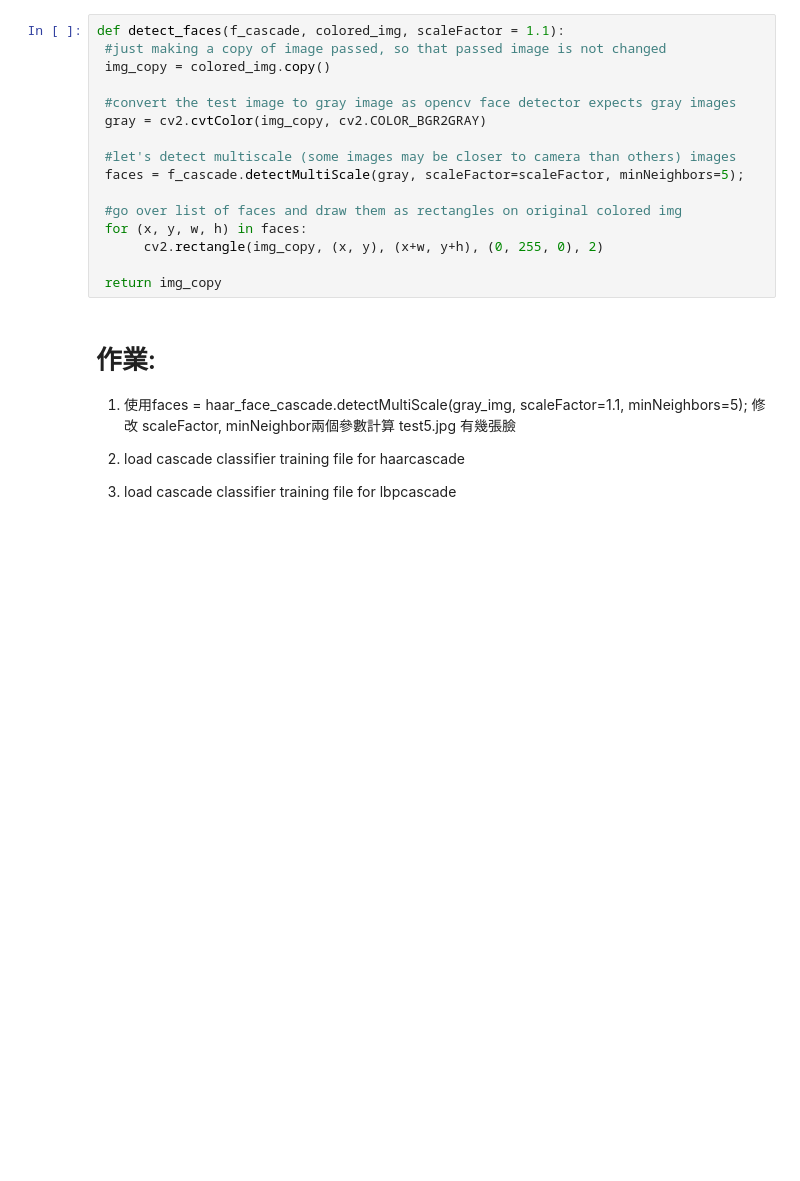
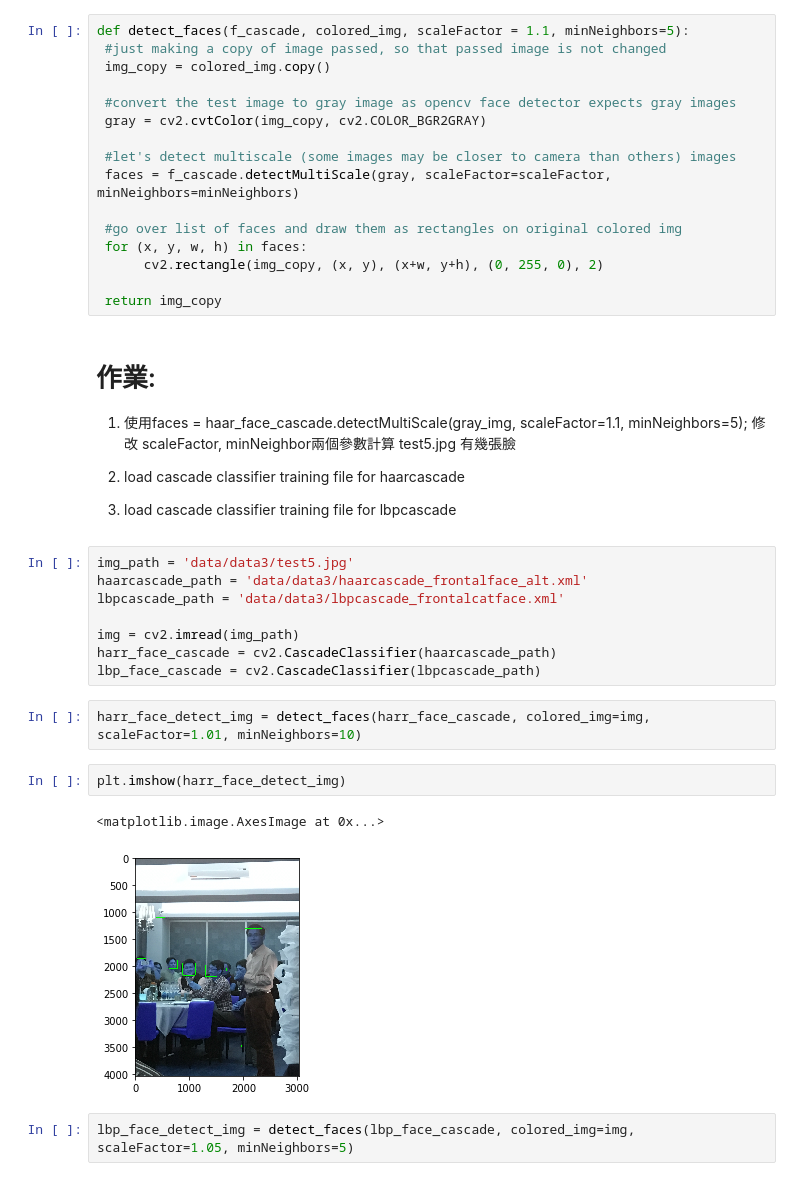
Before and after one commit to hengbinxu/ML100-Days, a Jupyter notebook: Day_064_HW.ipynb, the cells around one changed output. Saved outputs shown, nothing was run; the diff lists cells and outputs as text; blank space fills up the shorter version.

```diff
--- a/Day_064_HW.ipynb
+++ b/Day_064_HW.ipynb
@@ -10,7 +10,7 @@ import matplotlib.pyplot as plt
 def convertToRGB(img):
     return cv2.cvtColor(img, cv2.COLOR_BGR2RGB)
 # %%
-def detect_faces(f_cascade, colored_img, scaleFactor = 1.1):
+def detect_faces(f_cascade, colored_img, scaleFactor = 1.1, minNeighbors=5):
  #just making a copy of image passed, so that passed image is not changed
  img_copy = colored_img.copy()
 
@@ -18,7 +18,7 @@ def detect_faces(f_cascade, colored_img, scaleFactor = 1.1):
  gray = cv2.cvtColor(img_copy, cv2.COLOR_BGR2GRAY)
 
  #let's detect multiscale (some images may be closer to camera than others) images
- faces = f_cascade.detectMultiScale(gray, scaleFactor=scaleFactor, minNeighbors=5);
+ faces = f_cascade.detectMultiScale(gray, scaleFactor=scaleFactor, minNeighbors=minNeighbors)
 
  #go over list of faces and draw them as rectangles on original colored img
  for (x, y, w, h) in faces:
@@ -32,3 +32,20 @@ def detect_faces(f_cascade, colored_img, scaleFactor = 1.1):
 
 2. load cascade classifier training file for haarcascade
 3. load cascade classifier training file for lbpcascade
+# %%
+img_path = 'data/data3/test5.jpg'
+haarcascade_path = 'data/data3/haarcascade_frontalface_alt.xml'
+lbpcascade_path = 'data/data3/lbpcascade_frontalcatface.xml'
+
+img = cv2.imread(img_path)
+harr_face_cascade = cv2.CascadeClassifier(haarcascade_path)
+lbp_face_cascade = cv2.CascadeClassifier(lbpcascade_path)
+# %%
+harr_face_detect_img = detect_faces(harr_face_cascade, colored_img=img, scaleFactor=1.01, minNeighbors=10)
+# %%
+plt.imshow(harr_face_detect_img)
+# %% [output]
+<matplotlib.image.AxesImage at 0x...>
+[figure, added]
+# %%
+lbp_face_detect_img = detect_faces(lbp_face_cascade, colored_img=img, scaleFactor=1.05, minNeighbors=5)
```
Also changed, not shown: parts of 1 cell of this notebook.
